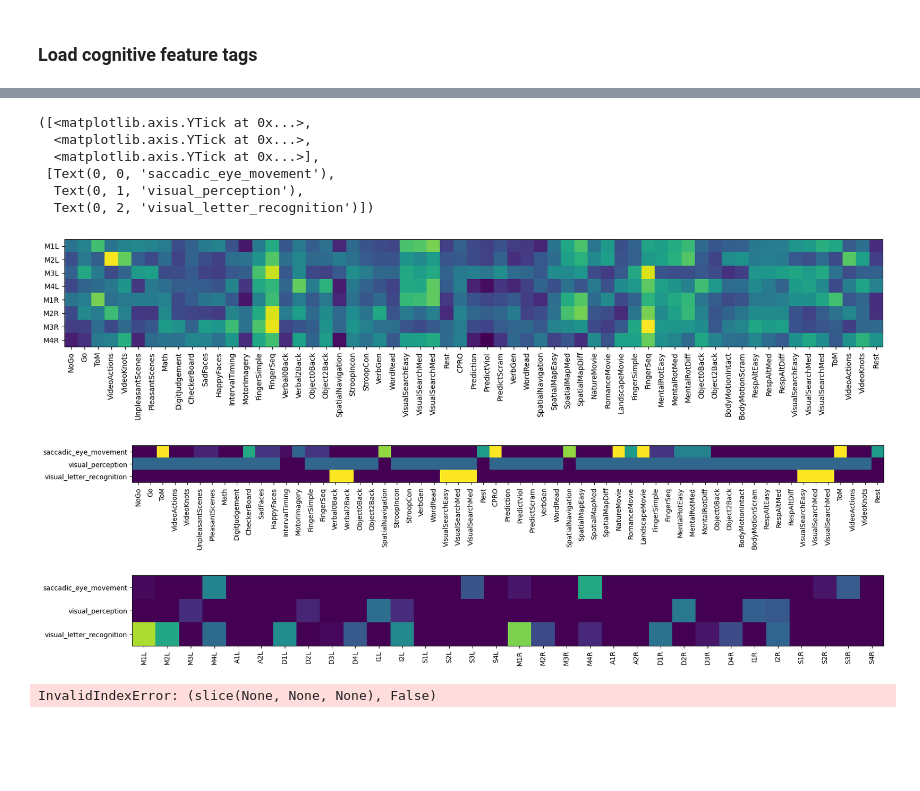
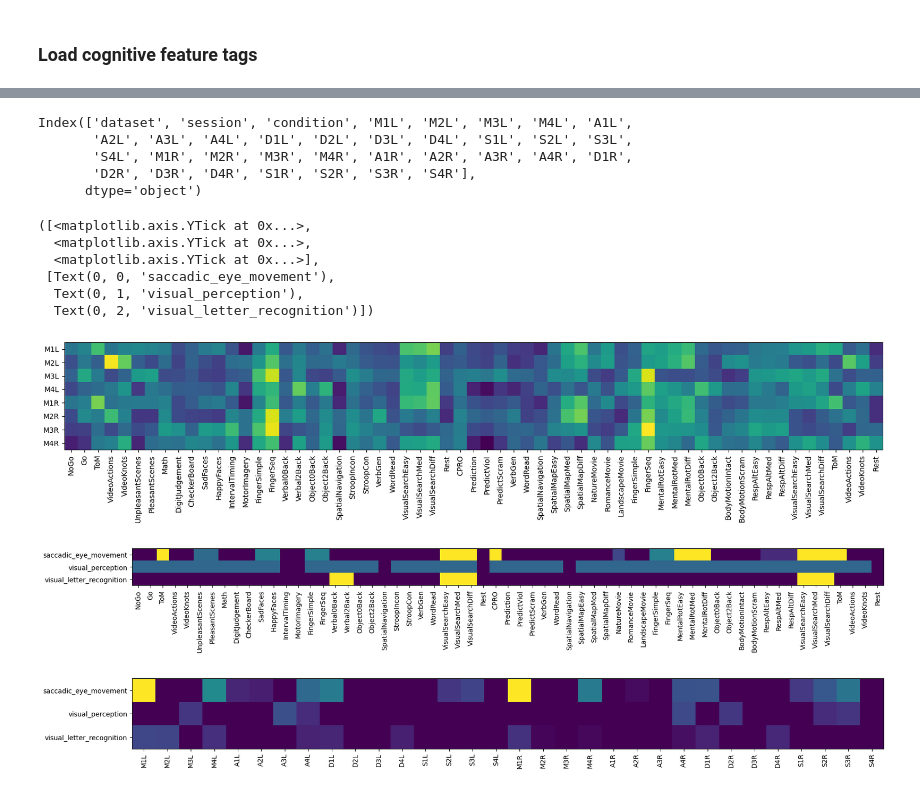
Before and after one commit to DiedrichsenLab/ProbabilisticParcellation, a Jupyter notebook: notebooks/atlas_paper/cognitive_features_mdtb.ipynb, the cells around one changed output, grey strips where cells are left out. Cells and saved outputs as stored; diff of their text form; code cells hidden in the pictures; blank space fills up the shorter version.

Commit message:
Updated feature model

```diff
--- a/notebooks/atlas_paper/cognitive_features_mdtb.ipynb
+++ b/notebooks/atlas_paper/cognitive_features_mdtb.ipynb
@@ -32,7 +32,7 @@ atlas = 'MNISymC2'
 mname = f'/Models_03/NettekovenSym32_space-MNISymC2'
 fileparts = mname.split('/')
 split_mn = fileparts[-1].split('_')
-info, model = ut.load_batch_best(mname)
+# info, model = ut.load_batch_best(mname)
 
 
 # load labels and cmap
@@ -43,7 +43,7 @@ labels=labels[1:]
 
 # load profile
 profile = pd.read_csv(
-    f'{ut.model_dir}/Atlases/{fileparts[-1]}_profile.tsv', sep="\t"
+    f'{ut.model_dir}/Atlases/Profiles/{fileparts[-1].split("_")[0]}_profile_model.tsv', sep="\t"
 )
 # %%
 # Reduce profile to only MDTB Tasks
@@ -137,7 +148,7 @@ plt.yticks(np.arange(len(profile))[::5], profile.condition[::5])
 # %%
 # Load cognitive features
 tags = pd.read_csv(
-    f'{ut.model_dir}/Atlases/Profiles/tags/tags.csv', sep="\t"
+    f'{ut.model_dir}/Atlases/Profiles/tags/tags_duration.tsv', sep="\t"
 )
 
 # Reduce tags to only MDTB Tasks
@@ -241,39 +252,50 @@ plt.plot([len(labels)/2, len(labels)/2], [0, len(tags.columns[3:])], color='red'
+# %%
+profile.columns
+# %% [output]
+Index(['dataset', 'session', 'condition', 'M1L', 'M2L', 'M3L', 'M4L', 'A1L',
+       'A2L', 'A3L', 'A4L', 'D1L', 'D2L', 'D3L', 'D4L', 'S1L', 'S2L', 'S3L',
+       'S4L', 'M1R', 'M2R', 'M3R', 'M4R', 'A1R', 'A2R', 'A3R', 'A4R', 'D1R',
+       'D2R', 'D3R', 'D4R', 'S1R', 'S2R', 'S3R', 'S4R'],
+      dtype='object')
 # %%
+profile_columns = profile.columns[3:].tolist()
+tag_columns = tags.columns[3:].tolist()
+
+
 # Show profile for the show_labels
 show_regions = ['M1L', 'M2L', 'M3L', 'M4L', 'M1R', 'M2R', 'M3R', 'M4R']
 plt.figure(figsize=(20, 20))
-plt.imshow(profile_mat[:, [profile.columns[4:].tolist().index(region)
+plt.imshow(profile_mat[:, [profile_columns.index(region)
            for region in show_regions]].T)
 plt.yticks(np.arange(len(show_regions)), show_regions)
 plt.xticks(np.arange(len(profile[profile.dataset == 'MDTB'])),
            tags[tags.dataset == 'MDTB'].condition, rotation=90)
 
 show_tags = ['saccadic_eye_movement',
              'visual_perception', 'visual_letter_recognition']
 # Show tags_mat for the show_tags
 plt.figure(figsize=(20, 20))
 plt.imshow(tags_mat[:, [tag_columns.index(tag) for tag in show_tags]].T, vmin=0, vmax=1)
 plt.yticks(np.arange(len(show_tags)), show_tags)
 plt.xticks(np.arange(len(profile[profile.dataset == 'MDTB'])),
               tags[tags.dataset == 'MDTB'].condition, rotation=90)
 
 # show matrix for only saccadic_eye_movements, visual_perception, visual_letter_recognition
 plt.figure(figsize=(20, 20))
-tag_columns = tags.columns[3:].tolist()
 plt.imshow(features[[tag_columns.index(tag)
            for tag in show_tags], :], vmin=0, vmax=0.09)
 plt.xticks(np.arange(len(labels)), labels, rotation=90)
 plt.yticks(np.arange(len(show_tags)), show_tags)
 # %% [output]
 ([<matplotlib.axis.YTick at 0x...>,
   <matplotlib.axis.YTick at 0x...>,
   <matplotlib.axis.YTick at 0x...>],
  [Text(0, 0, 'saccadic_eye_movement'),
   Text(0, 1, 'visual_perception'),
   Text(0, 2, 'visual_letter_recognition')])
 [figure]
-[figure, old version]
+[figure, new version]
-[figure, old version]
+[figure, new version]
 # %%
 def print_tags(profile, df, labels, region=None, n=5):
 
@@ -289,15 +311,3 @@ def print_tags(profile, df, labels, region=None, n=5):
 
             [print(f'{cond}: {score}')
              for score, cond in zip(scores, conds)]
-# %%
-# Loop through all regions and print the top 5 tags into a text file
-with open(f'{ut.model_dir}/Atlases/Profiles/tags/tags.txt', 'w') as f:
-    for r in labels:
-        f.write(f'\nregion {r}\n')
-        scores = profile[:, labels == r]
-        zipped = zip(scores, tags.columns[3:])
-        zipped = sorted(zipped, key=lambda x: x[0], reverse=True)
-        scores, conds = zip(*zipped[:5])
-        [f.write(f'{cond}: {score}\n') for score, cond in zip(scores, conds)]
-# %% [output]
-InvalidIndexError: (slice(None, None, None), False)
```
Also changed, not shown: parts of 24 cells of this notebook, 2 other files.
